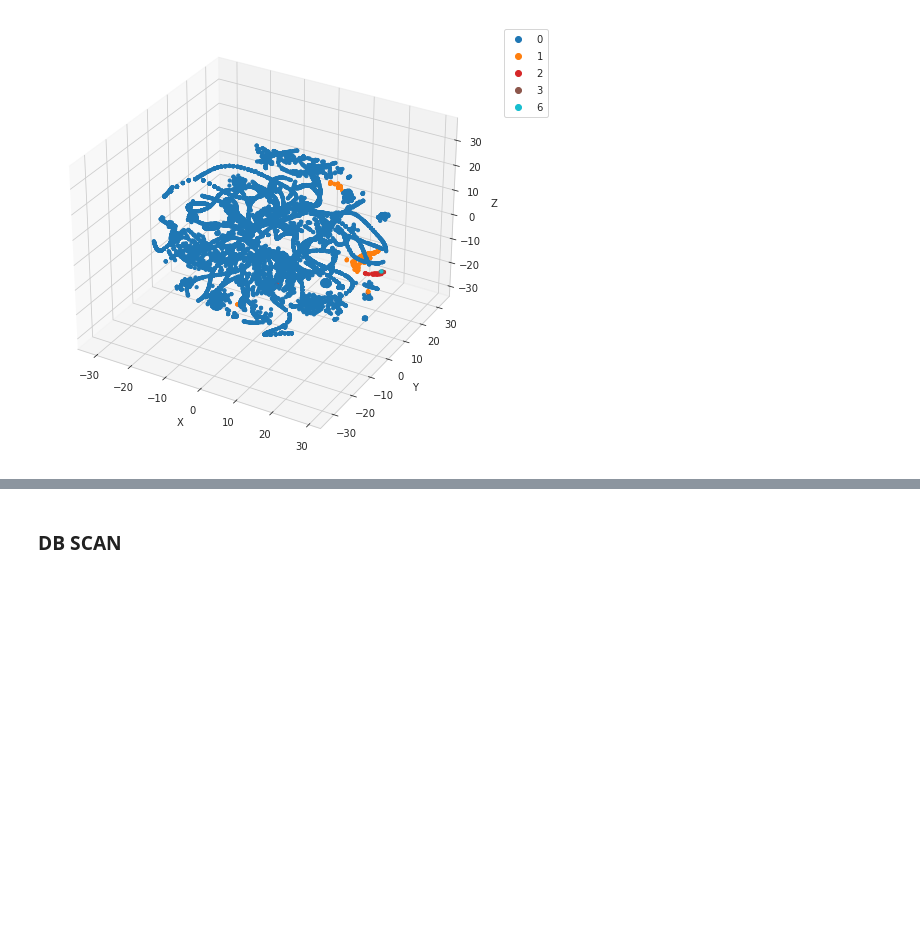
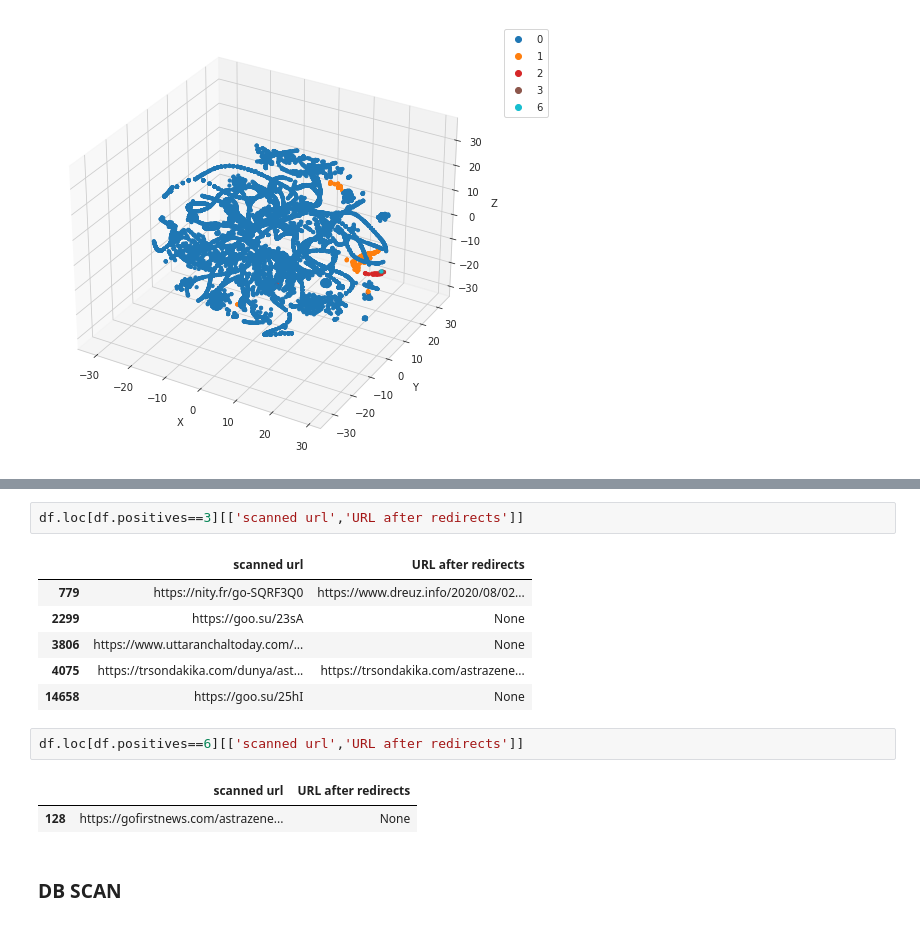
Before and after one commit to qcri/Vaccine_Disinfo, a Jupyter notebook: notebooks/Clustering Sep.ipynb, the cells around one changed output, grey strips where cells are left out. Cells and saved outputs as stored; diff of their text form; blank space fills up the shorter version.

```diff
--- a/notebooks/Clustering Sep.ipynb
+++ b/notebooks/Clustering Sep.ipynb
@@ -165,3 +185,17 @@ plt.show()
+# %%
+df.loc[df.positives==3][['scanned url','URL after redirects']]
+# %% [output]
+|  | scanned url | URL after redirects |
+| 779 | https://nity.fr/go-SQRF3Q0 | https://www.dreuz.info/2020/08/02... |
+| 2299 | https://goo.su/23sA | None |
+| 3806 | https://www.uttaranchaltoday.com/... | None |
+| 4075 | https://trsondakika.com/dunya/ast... | https://trsondakika.com/astrazene... |
+| 14658 | https://goo.su/25hI | None |
+# %%
+df.loc[df.positives==6][['scanned url','URL after redirects']]
+# %% [output]
+|  | scanned url | URL after redirects |
+| 128 | https://gofirstnews.com/astrazene... | None |
 # %% [markdown]
 ### DB SCAN
 # %%
```
Also changed, not shown: parts of 1 cell of this notebook, 1 other file.
